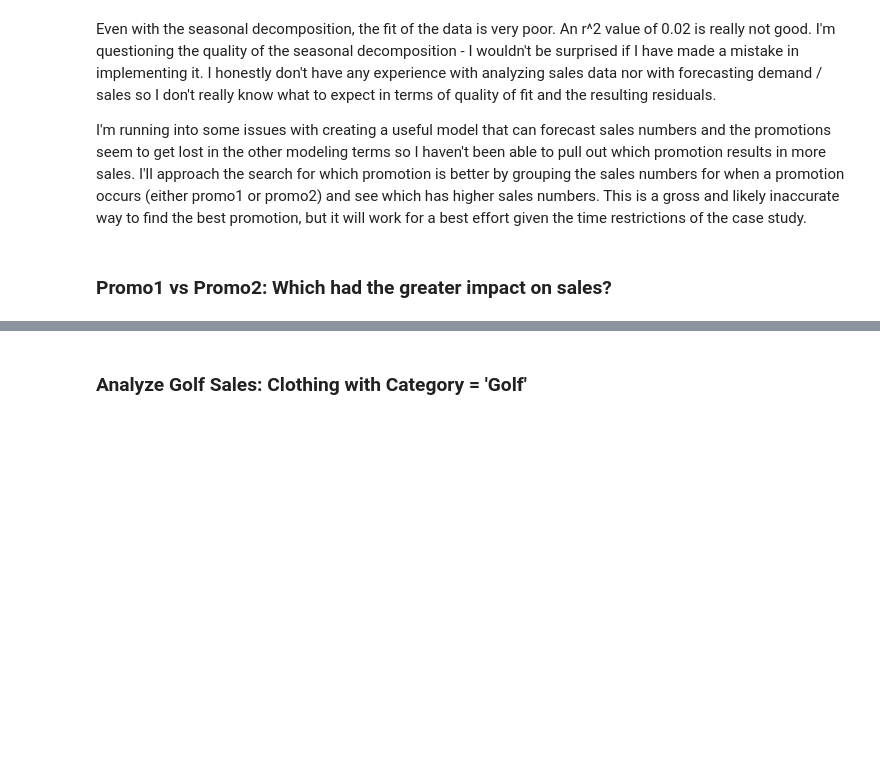
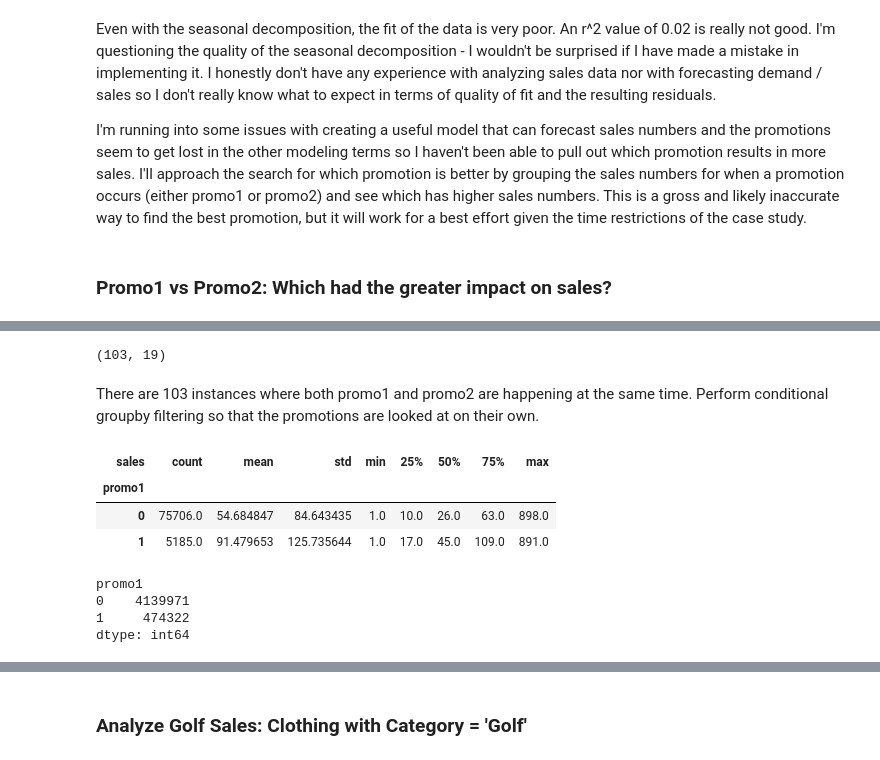
Before and after one commit to swekul/RetailSales_CaseStudy, a Jupyter notebook: RetailSales_DemandForecasting_McRoberts.ipynb, the cells around one changed output, grey strips where cells are left out. Cells and saved outputs as stored; diff of their text form; code cells hidden in the pictures; blank space fills up the shorter version.

Commit message:
feat: Add promotion comparison analysis
Promo1 proved to be more effective at increasing sales than promo2.

```diff
--- a/RetailSales_DemandForecasting_McRoberts.ipynb
+++ b/RetailSales_DemandForecasting_McRoberts.ipynb
@@ -921,0 +982,21 @@ I'm running into some issues with creating a useful model that can forecast sale
+# %%
+data_joined[(data_joined.promo1 == 1) & (data_joined.promo2 == 1)].shape
+# %% [output]
+(103, 19)
+# %% [markdown]
+There are 103 instances where both promo1 and promo2 are happening at the same time. Perform conditional groupby filtering so that the promotions are looked at on their own.
+# %%
+g_p1 = data_joined.groupby(by=['promo1'])
+g_p1.apply(lambda x: x[x['promo2'] != 1]['sales'].describe())
+# %% [output]
+| sales | count | mean | std | min | 25% | 50% | 75% | max |
+| promo1 |  |  |  |  |  |  |  |  |
+| 0 | 75706.0 | 54.684847 | 84.643435 | 1.0 | 10.0 | 26.0 | 63.0 | 898.0 |
+| 1 | 5185.0 | 91.479653 | 125.735644 | 1.0 | 17.0 | 45.0 | 109.0 | 891.0 |
+# %%
+g_p1.apply(lambda x: x[x['promo2'] != 1]['sales'].sum())
+# %% [output]
+promo1
+0    4139971
+1     474322
+dtype: int64
```
Also changed, not shown: parts of 19 cells of this notebook.
